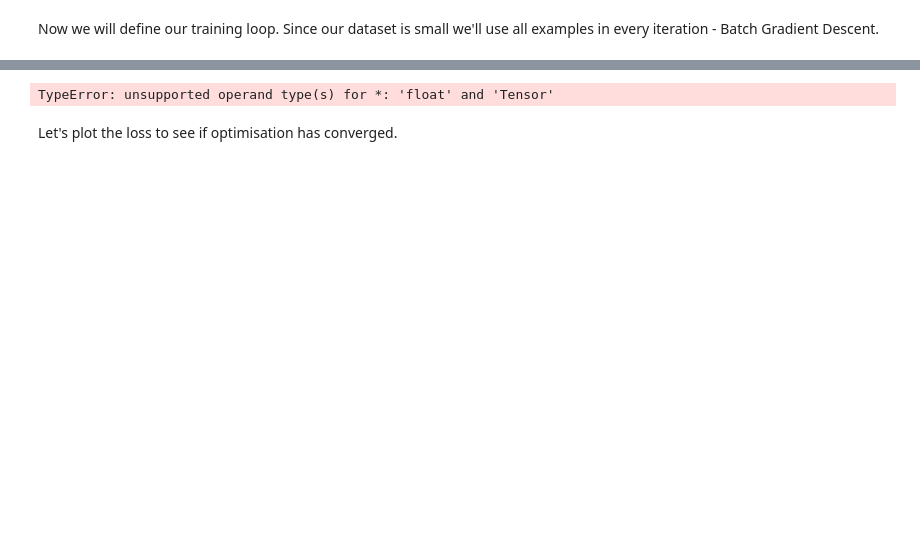
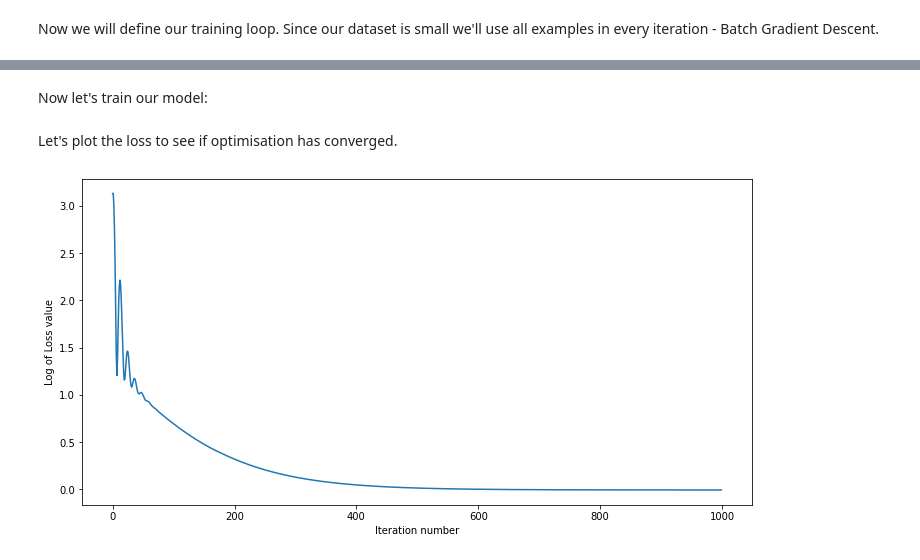
Before and after one commit to hannesgriffith/simple-autodiff-library, a Jupyter notebook: Linear Regression.ipynb, the cells around one changed output, grey strips where cells are left out. Cells and saved outputs as stored; diff of their text form; code cells hidden in the pictures; blank space fills up the shorter version.

```diff
--- a/Linear Regression.ipynb
+++ b/Linear Regression.ipynb
@@ -107,14 +124,19 @@ Lastly we need to define our optimiser and run our training loop.
 # %%
-optimiser = SGD(lr=0.0001)
+optimiser = SGD(lr=1e-3, momentum=0.9)
+# %% [markdown]
+Now let's train our model:
 # %%
-loss_history = train(data, labels, model_weights, optimiser, iterations=1)
+loss_history, model_weights = train(data, labels, model_weights, optimiser, iterations=1000)
-# %% [output]
-TypeError: unsupported operand type(s) for *: 'float' and 'Tensor'
 # %% [markdown]
 Let's plot the loss to see if optimisation has converged.
+# %%
+x_vals = np.arange(len(loss_history)).tolist()
+y_vals = [np.log(l) for l in loss_history]
 # %%
-x_vals = np.arange(len(loss_history)).tolist()
-plt.plot(x_vals, loss_history)
+plt.figure(figsize=(12, 6))
+plt.plot(x_vals, y_vals)
 plt.xlabel("Iteration number")
-plt.ylabel("Loss value")
+plt.ylabel("Log of Loss value")
 plt.show()
+# %% [output]
+[figure, added]
```
Also changed, not shown: parts of 25 cells of this notebook, 18 other files.
